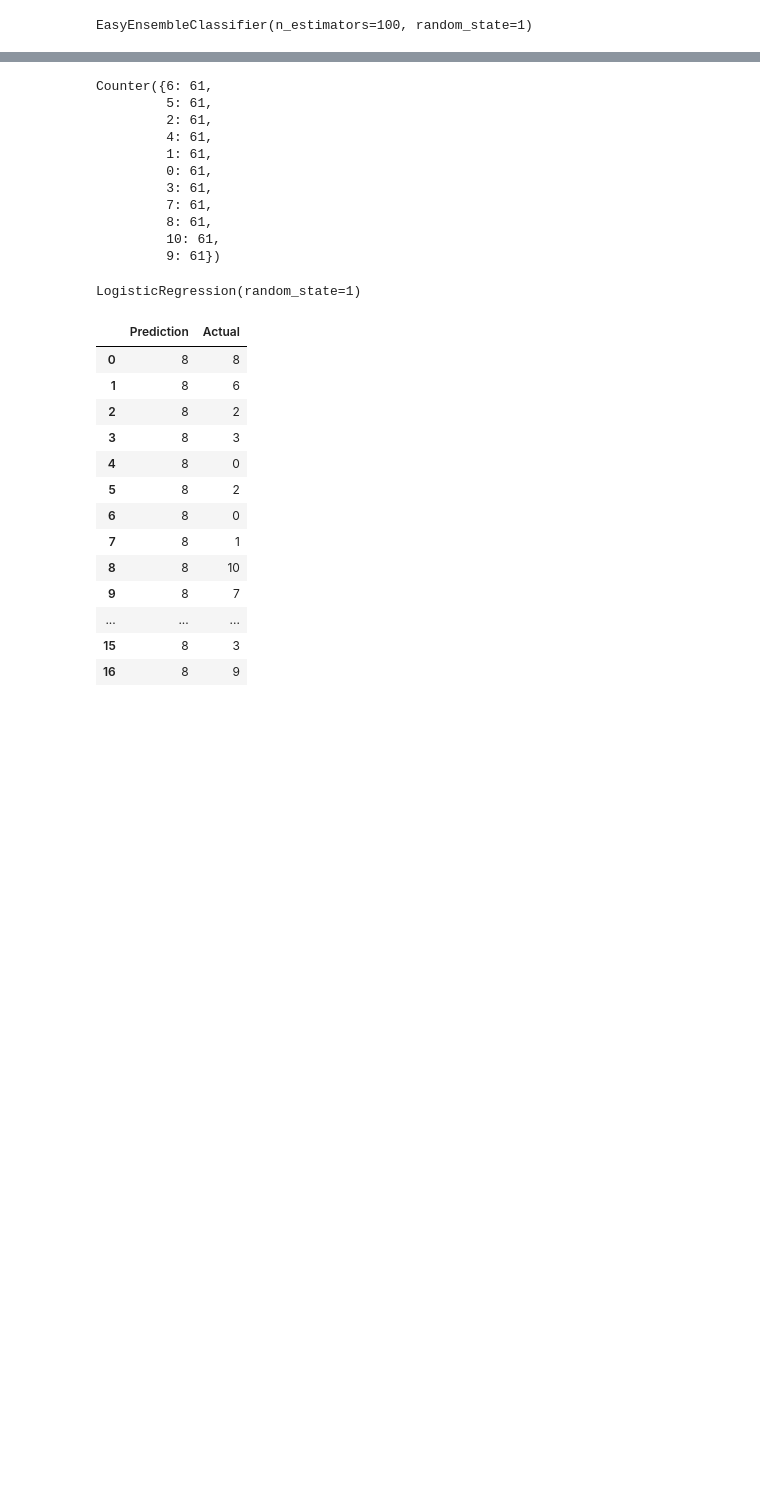
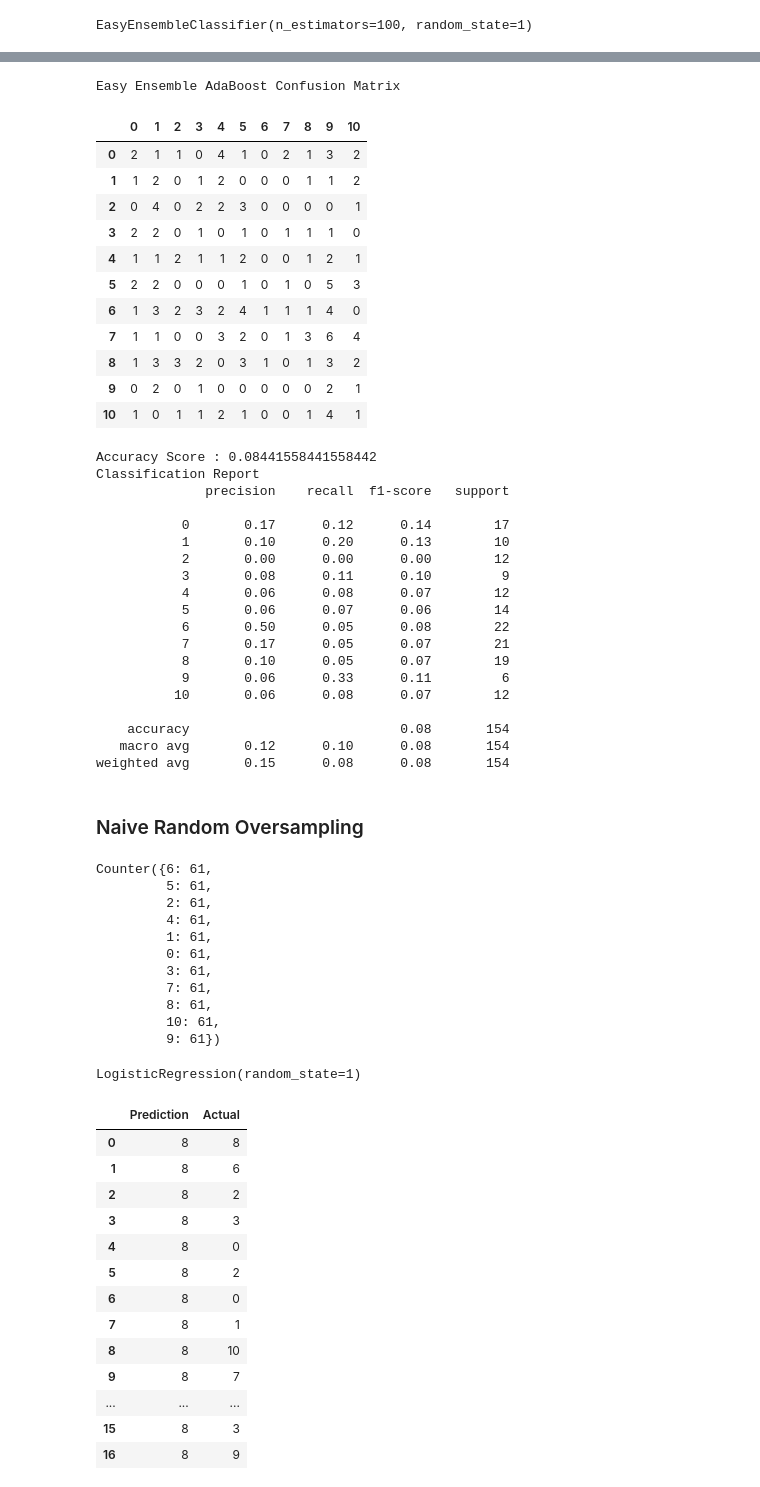
Before and after one commit to mbthompson14/final_project, a Jupyter notebook: linearregression_mental_health_music.ipynb, the cells around one changed output, grey strips where cells are left out. Cells and saved outputs as stored; diff of their text form; code cells hidden in the pictures; blank space fills up the shorter version.

```diff
--- a/linearregression_mental_health_music.ipynb
+++ b/linearregression_mental_health_music.ipynb
@@ -113,3 +178,45 @@ print(acc_score2)
+# %%
+# Displaying results
+print("Easy Ensemble AdaBoost Confusion Matrix")
+display(cm_df2)
+print(f"Accuracy Score : {acc_score2}")
+print("Classification Report")
+print(classification_report(y_test, y_pred))
+# %% [output]
+Easy Ensemble AdaBoost Confusion Matrix
+|  | 0 | 1 | 2 | 3 | 4 | 5 | 6 | 7 | 8 | 9 | 10 |
+| 0 | 2 | 1 | 1 | 0 | 4 | 1 | 0 | 2 | 1 | 3 | 2 |
+| 1 | 1 | 2 | 0 | 1 | 2 | 0 | 0 | 0 | 1 | 1 | 2 |
+| 2 | 0 | 4 | 0 | 2 | 2 | 3 | 0 | 0 | 0 | 0 | 1 |
+| 3 | 2 | 2 | 0 | 1 | 0 | 1 | 0 | 1 | 1 | 1 | 0 |
+| 4 | 1 | 1 | 2 | 1 | 1 | 2 | 0 | 0 | 1 | 2 | 1 |
+| 5 | 2 | 2 | 0 | 0 | 0 | 1 | 0 | 1 | 0 | 5 | 3 |
+| 6 | 1 | 3 | 2 | 3 | 2 | 4 | 1 | 1 | 1 | 4 | 0 |
+| 7 | 1 | 1 | 0 | 0 | 3 | 2 | 0 | 1 | 3 | 6 | 4 |
+| 8 | 1 | 3 | 3 | 2 | 0 | 3 | 1 | 0 | 1 | 3 | 2 |
+| 9 | 0 | 2 | 0 | 1 | 0 | 0 | 0 | 0 | 0 | 2 | 1 |
+| 10 | 1 | 0 | 1 | 1 | 2 | 1 | 0 | 0 | 1 | 4 | 1 |
+Accuracy Score : 0.08441558441558442
+Classification Report
+              precision    recall  f1-score   support
+
+           0       0.17      0.12      0.14        17
+           1       0.10      0.20      0.13        10
+           2       0.00      0.00      0.00        12
+           3       0.08      0.11      0.10         9
+           4       0.06      0.08      0.07        12
+           5       0.06      0.07      0.06        14
+           6       0.50      0.05      0.08        22
+           7       0.17      0.05      0.07        21
+           8       0.10      0.05      0.07        19
+           9       0.06      0.33      0.11         6
+          10       0.06      0.08      0.07        12
+
+    accuracy                           0.08       154
+   macro avg       0.12      0.10      0.08       154
+weighted avg       0.15      0.08      0.08       154
+# %% [markdown]
+### Naive Random Oversampling
 # %%
 # Resample the training data with the RandomOversampler
 from imblearn.over_sampling import RandomOverSampler
```
Also changed, not shown: parts of 26 cells of this notebook, 1 other file.
